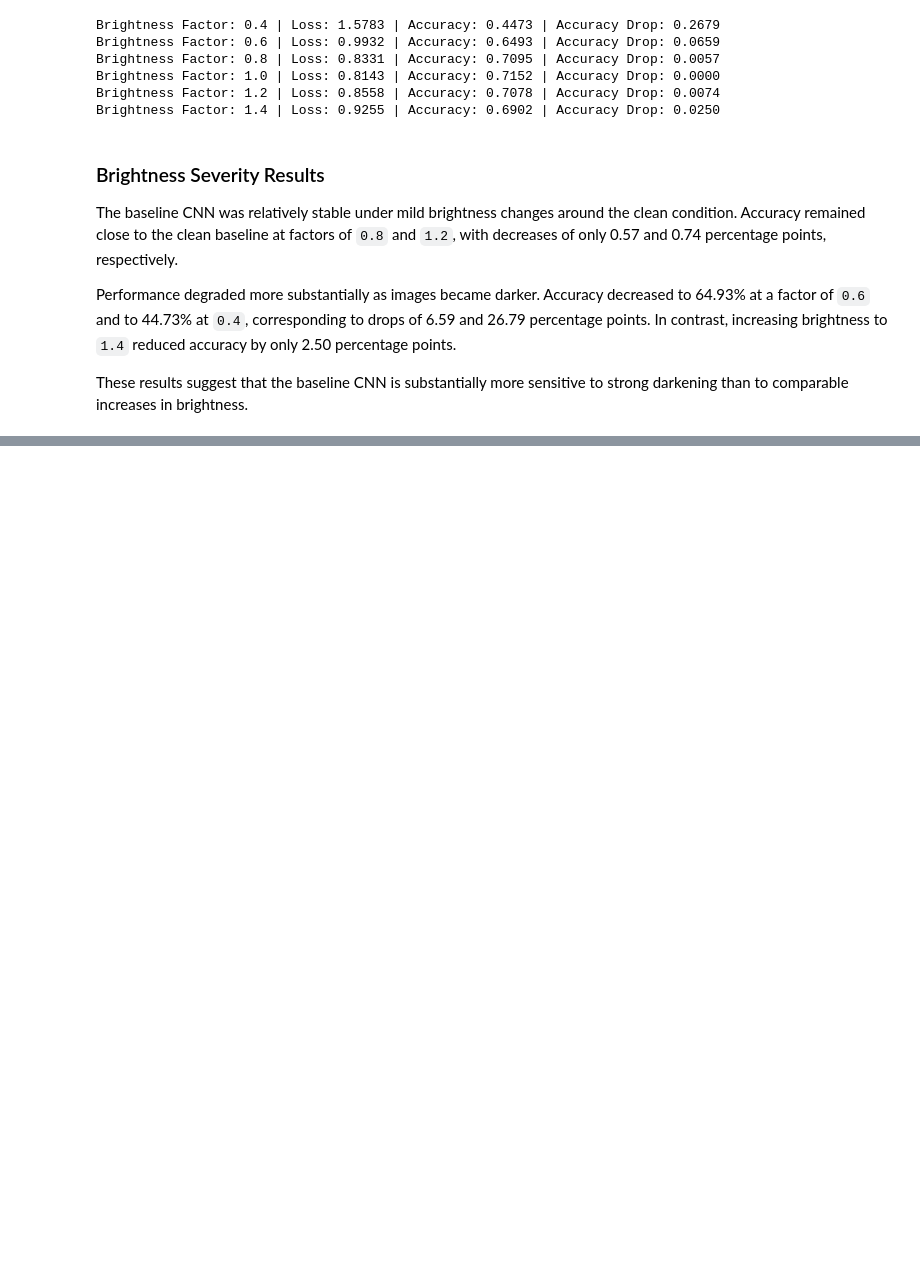
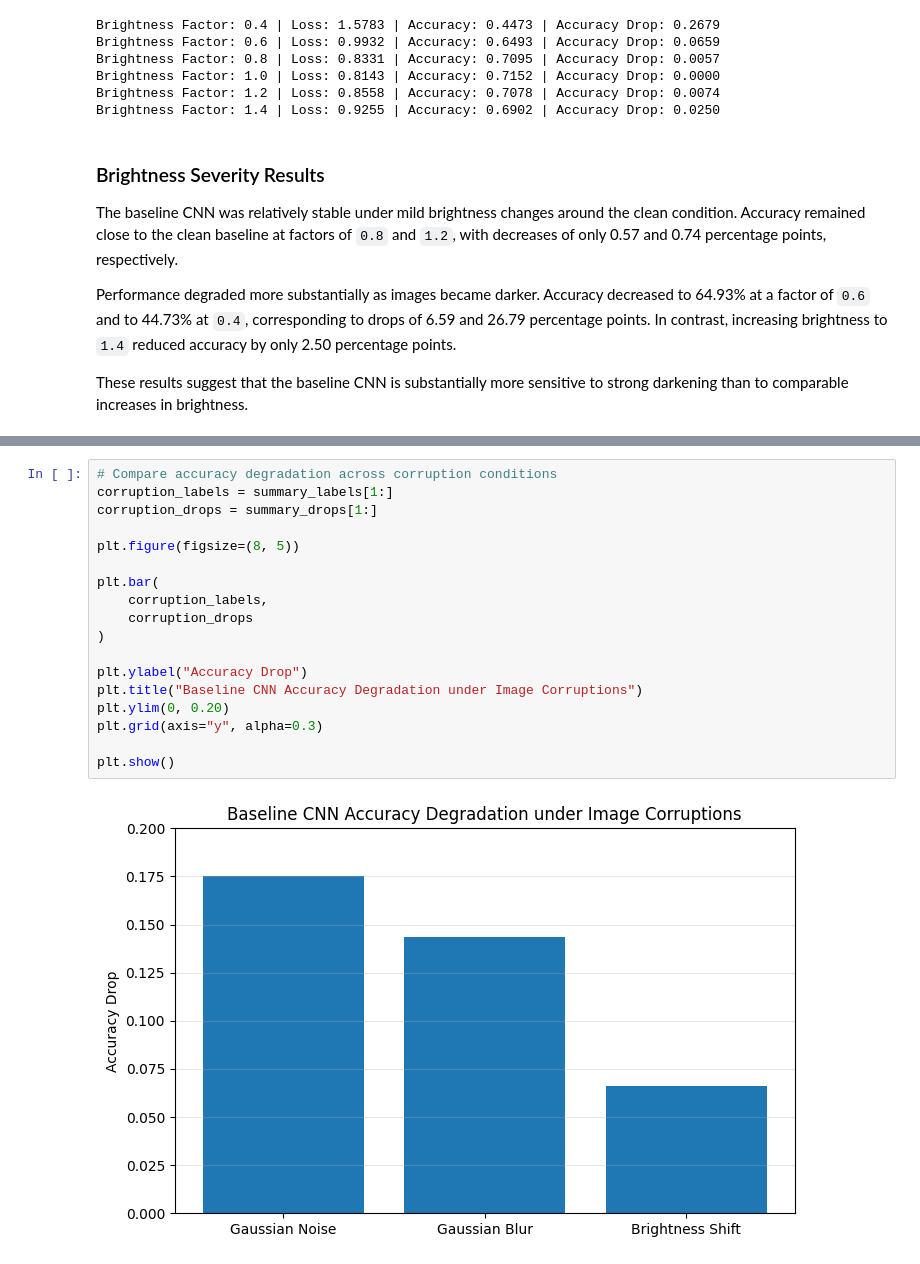
Before and after one commit to jayjay0317/cnn-robustness-generalization, a Jupyter notebook: notebooks/03_corruption_evaluation.ipynb, the cells around one changed output, grey strips where cells are left out. Saved outputs shown, nothing was run; the diff lists cells and outputs as text; blank space fills up the shorter version.

```diff
--- a/notebooks/03_corruption_evaluation.ipynb
+++ b/notebooks/03_corruption_evaluation.ipynb
@@ -754,0 +889,20 @@ These results suggest that the baseline CNN is substantially more sensitive to s
+# %%
+# Compare accuracy degradation across corruption conditions
+corruption_labels = summary_labels[1:]
+corruption_drops = summary_drops[1:]
+
+plt.figure(figsize=(8, 5))
+
+plt.bar(
+    corruption_labels,
+    corruption_drops
+)
+
+plt.ylabel("Accuracy Drop")
+plt.title("Baseline CNN Accuracy Degradation under Image Corruptions")
+plt.ylim(0, 0.20)
+plt.grid(axis="y", alpha=0.3)
+
+plt.show()
+# %% [output]
+[figure, added]
```
Also changed, not shown: parts of 6 cells of this notebook.
